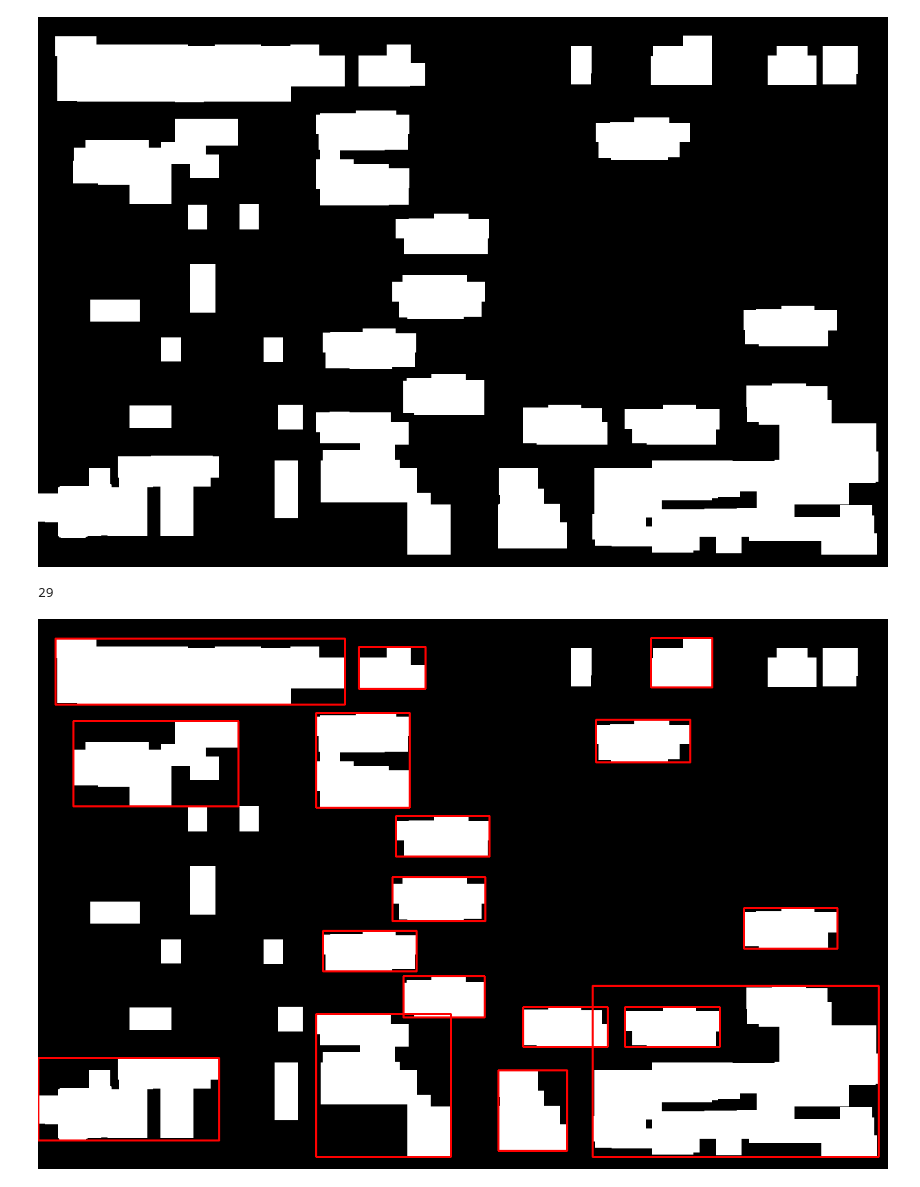
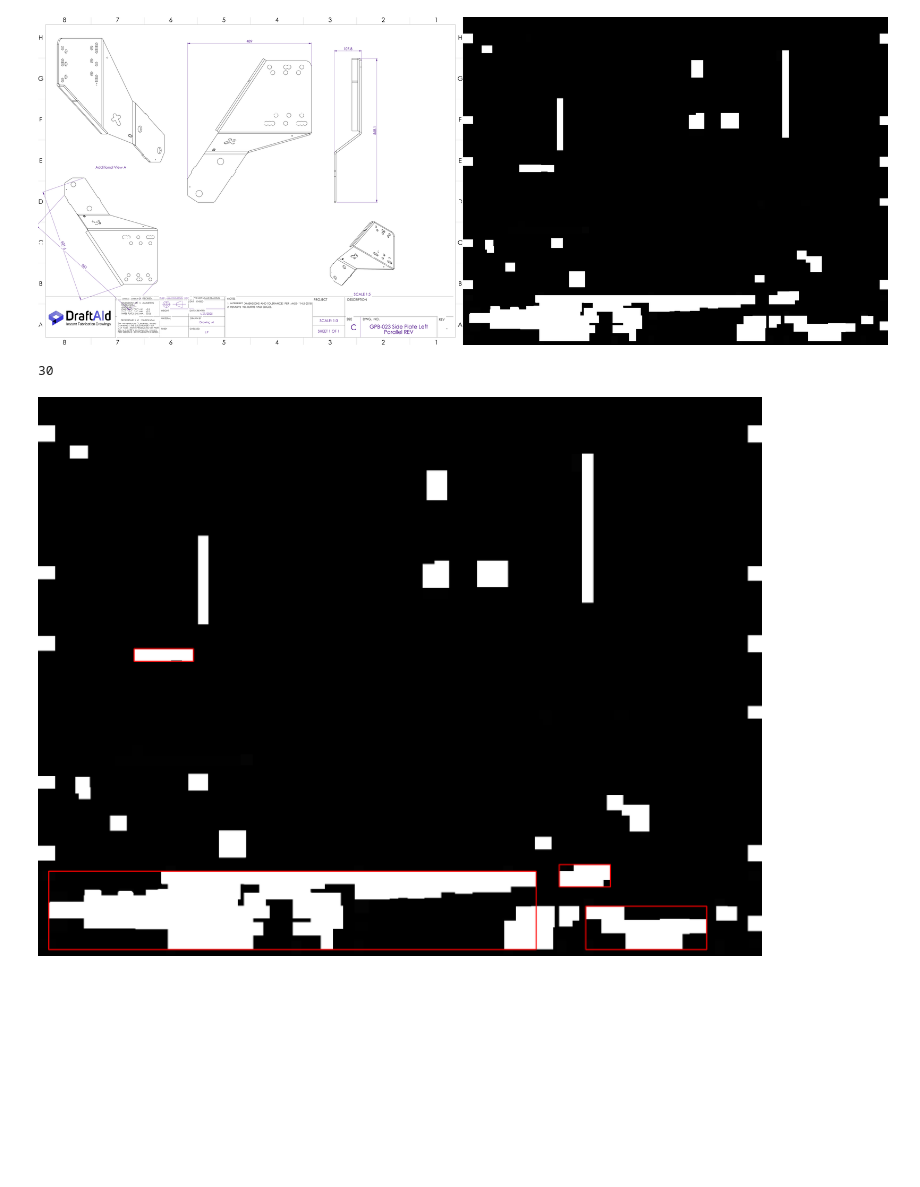
Before and after one commit to sadidul012/mechanical-drawing-scoring, a Jupyter notebook: notebooks/border-title-detection/title-section-text-analysis.ipynb, the cells around one changed output. Cells and saved outputs as stored; diff of their text form; code cells hidden in the pictures; blank space fills up the shorter version.

```diff
--- a/notebooks/border-title-detection/title-section-text-analysis.ipynb
+++ b/notebooks/border-title-detection/title-section-text-analysis.ipynb
@@ -8,10 +8,13 @@ from PIL import Image
 from pdf2image import convert_from_path
 from imutils import resize
 from tqdm import tqdm
+
+from border_and_title import is_number
 from scoring import *
 
 # f = "../../data/original/Good/300-014834.pdf"
-f = "../../data/original/Good/300-014823.pdf"
+# f = "../../data/original/Good/300-014823.pdf"
+f = "../../data/original/Ugly/2.pdf"
 # %%
 font = cv2.FONT_HERSHEY_SIMPLEX
 fontScale = 1
@@ -29,4 +32,4 @@ Image.fromarray(img_comp)
 # %%
-mask = cv2.imread("../../data/output-2.png")
+mask = cv2.imread("../../data/output-2.jpg")
 Image.fromarray(mask)
 # %% [output]
@@ -34,31 +37,33 @@ Image.fromarray(mask)
 # %%
 from doctr.models import ocr_predictor
 
 
 img_comp = img.copy()
 mask_comp = mask.copy()
 # mask_comp = np.zeros_like(img_comp)
 ocr_model = ocr_predictor('db_resnet50', 'crnn_vgg16_bn', pretrained=True)
 ocr_result = ocr_model([img_comp])
 h, w, _ = mask_comp.shape
 
 for block in ocr_result.pages[0].blocks:
     for line in block.lines:
         for word in line.words:
             (x_min, y_min), (x_max, y_max) = word.geometry
             x_min = int(x_min * w)
             y_min = int(y_min * h)
             x_max = int(x_max * w)
             y_max = int(y_max * h)
 
-            cv2.rectangle(mask_comp, (x_min, y_min), (x_max, y_max), (255, 255, 255), cv2.FILLED)
+            if not is_number(word.value):
+                cv2.rectangle(mask_comp, (x_min, y_min), (x_max, y_max), (255, 255, 255), cv2.FILLED)
+                cv2.rectangle(img_comp, (x_min, y_min), (x_max, y_max), (255, 255, 255), thickness)
 
 mask_comp = cv2.dilate(mask_comp, np.ones((5, 5), np.uint8), iterations=5)
 mask_comp = cv2.erode(mask_comp, np.ones((8, 8), np.uint8), iterations=5)
 mask_comp = cv2.dilate(mask_comp, np.ones((10, 10), np.uint8), iterations=3)
-Image.fromarray(mask_comp)
+Image.fromarray(np.hstack((img_comp, mask_comp)))
 # %% [output]
-[figure, old version]
+[figure, new version]
 # %%
 gray = cv2.cvtColor(mask_comp, cv2.COLOR_BGR2GRAY)
 _, binary = cv2.threshold(gray, 128, 255, cv2.THRESH_BINARY)
@@ -71,13 +76,13 @@ for cnt in contours:
     aspect_ratio = w / float(h)
     area = w * h
 
-    if area > 5000 and (0.5 < aspect_ratio < 10):
+    if area > 5000 and (1.3 < aspect_ratio < 10):
         cv2.rectangle(img_comp, (x, y), (x + w, y + h), (255, 0, 0), 2)
 
 Image.fromarray(img_comp)
 # %% [output]
-29
+30
-[figure, old version]
+[figure, new version]
 # %%
 mask_comp_1 = mask.copy()
 
```
Also changed, not shown: parts of 4 cells of this notebook, 6 other files.
